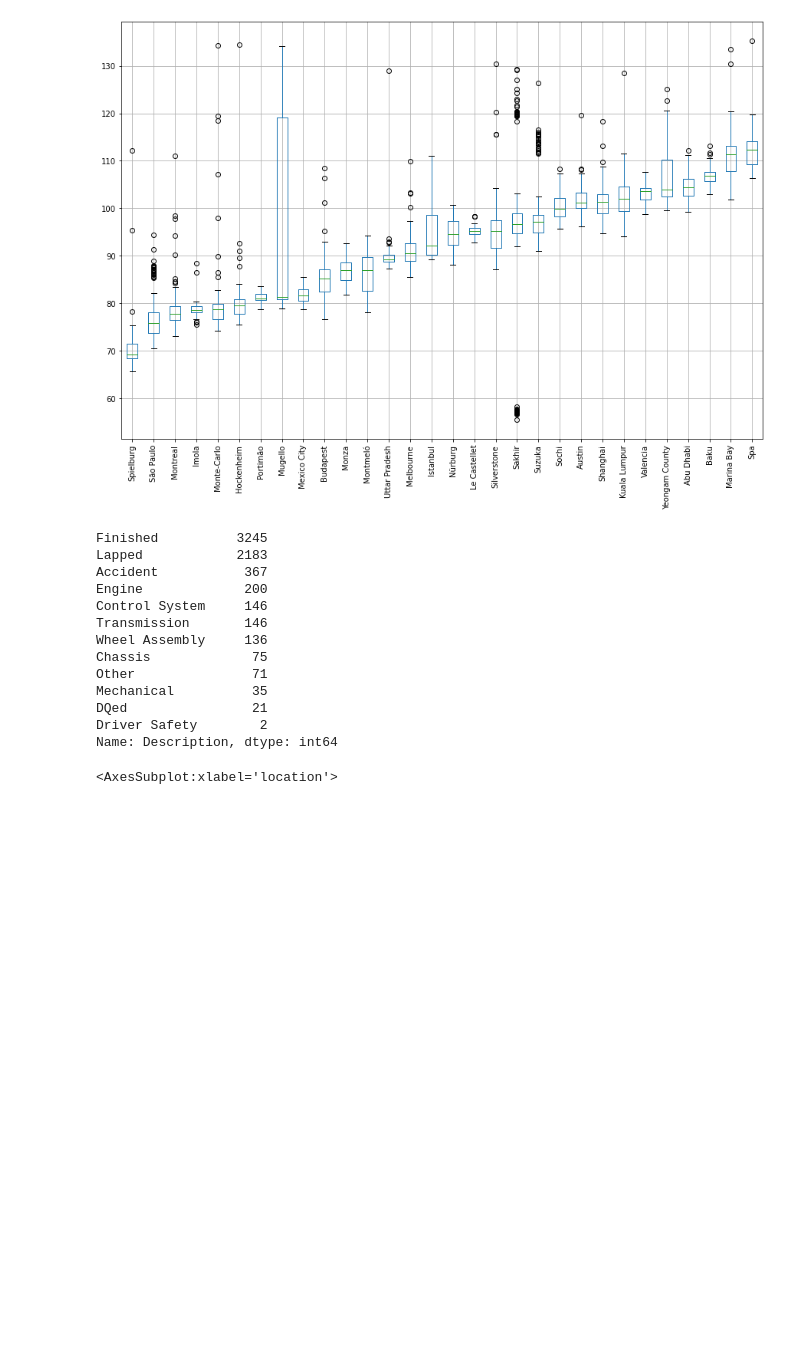
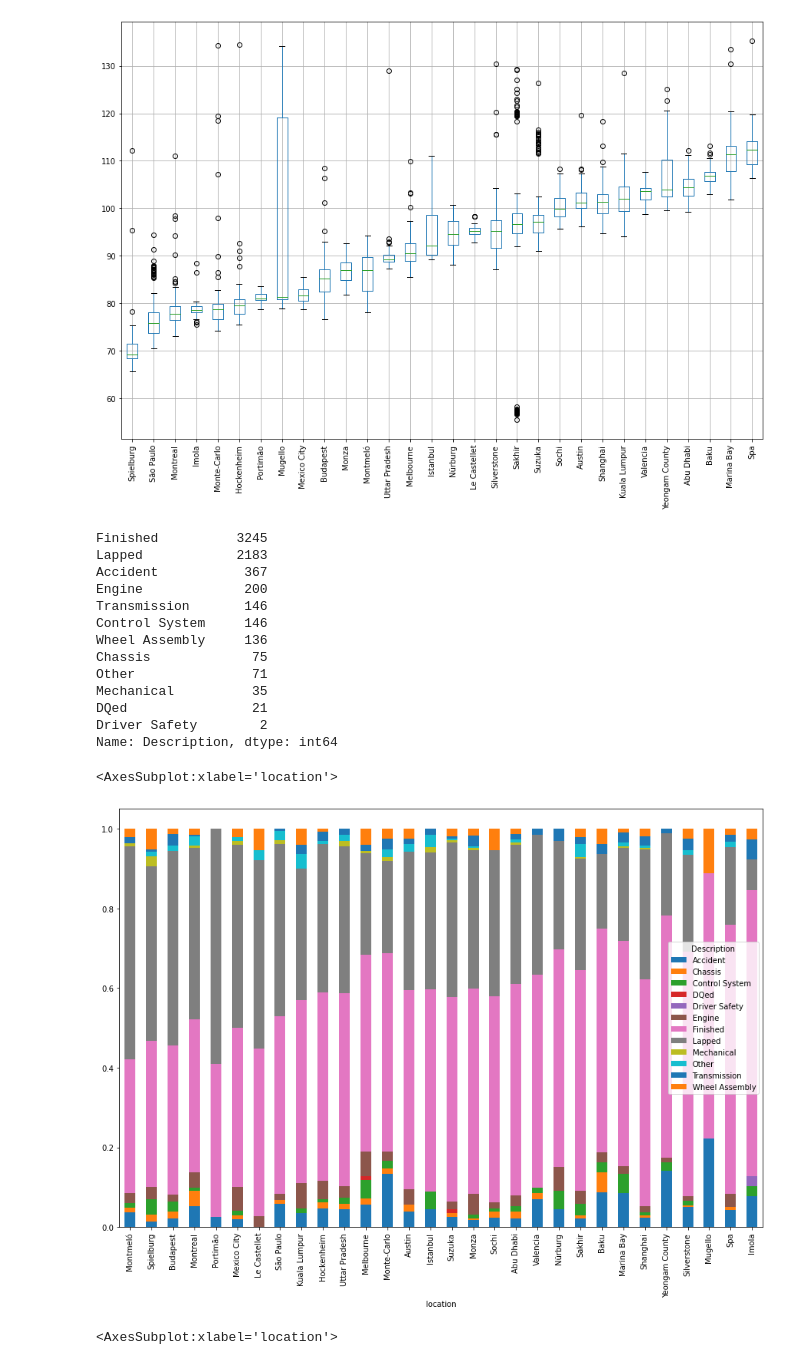
Before and after one commit to Vignesh-Bala11/Capstone-Project, a Jupyter notebook: Trial Code - ML - Rama/ML_Question2.ipynb, the cells around one changed output. Cells and saved outputs as stored; diff of their text form; code cells hidden in the pictures; blank space fills up the shorter version.

```diff
--- a/Trial Code - ML - Rama/ML_Question2.ipynb
+++ b/Trial Code - ML - Rama/ML_Question2.ipynb
@@ -152,0 +143,3 @@ raceresults_df
+# %%
+fastest_df = fastest_df[fastest_df['year_y']>=2000]
+fastest_df
@@ -287,8 +289,8 @@ Finished          3245
 Lapped            2183
 Accident           367
 Engine             200
+Transmission       146
 Control System     146
-Transmission       146
 Wheel Assembly     136
 Chassis             75
 Other               71
@@ -301,3 +301,11 @@ smallfastest_df.groupby(['location','Description']).agg({'resultId':'count'}).re
+# %%
+(smallfastest_df.groupby('location')['Description'].value_counts(normalize=True)
+ .unstack('Description')
+ .sort_values(by='Finished', ascending=True)
+ .plot.bar(stacked=True,figsize=(15,10)))
+# %% [output]
+<AxesSubplot:xlabel='location'>
+[figure, added]
 # %%
 (smallfastest_df[(smallfastest_df['Description']=='Finished') | (smallfastest_df['Description']=='Lapped')]
  .groupby('location')['Description'].value_counts(normalize=True)
```
Also changed, not shown: parts of 24 cells of this notebook.
